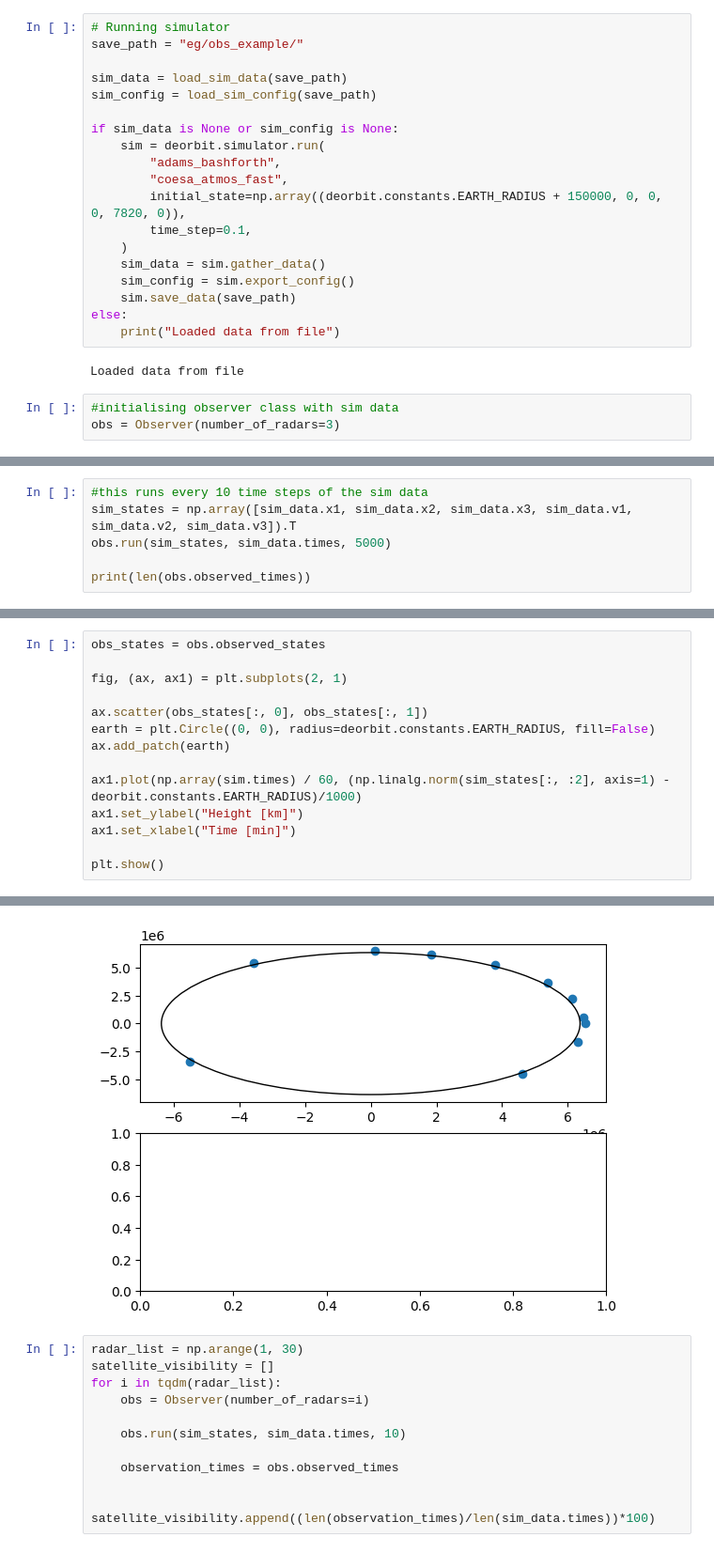
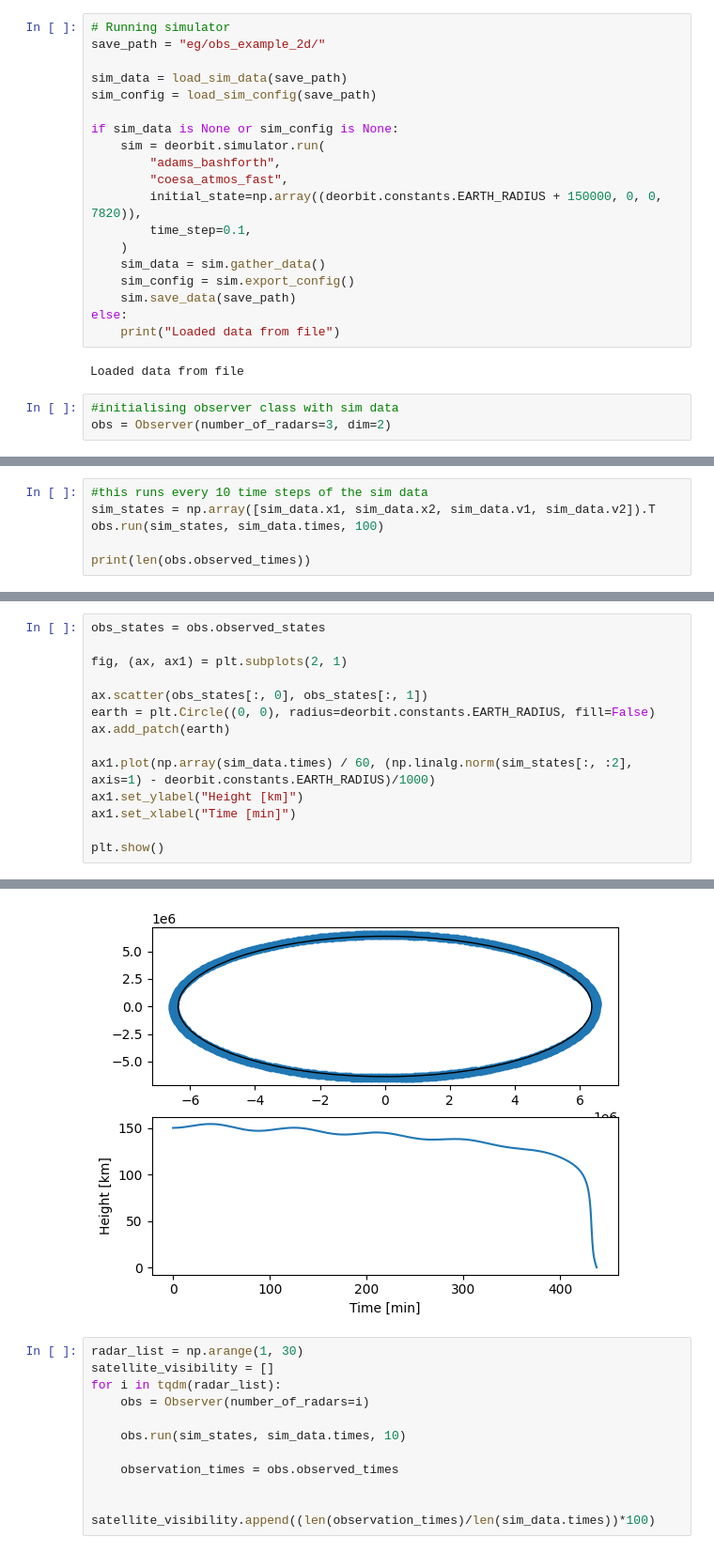
Before and after one commit to brendanbennett/deorbiter, a Jupyter notebook: examples/observation_example.ipynb, the cells around one changed output, grey strips where cells are left out. Shown: that part at 94% size. Saved outputs shown, nothing was run; the diff lists cells and outputs as text.

Commit message:
Observer works with 2d and 2d

```diff
--- a/examples/observation_example.ipynb
+++ b/examples/observation_example.ipynb
@@ -7,7 +7,7 @@ from deorbit.utils.dataio import load_sim_data, load_sim_config
 from tqdm import tqdm
 # %%
 # Running simulator
-save_path = "eg/obs_example/"
+save_path = "eg/obs_example_2d/"
 
 sim_data = load_sim_data(save_path)
 sim_config = load_sim_config(save_path)
@@ -16,7 +16,7 @@ if sim_data is None or sim_config is None:
     sim = deorbit.simulator.run(
         "adams_bashforth",
         "coesa_atmos_fast",
-        initial_state=np.array((deorbit.constants.EARTH_RADIUS + 150000, 0, 0, 0, 7820, 0)),
+        initial_state=np.array((deorbit.constants.EARTH_RADIUS + 150000, 0, 0, 7820)),
         time_step=0.1,
     )
     sim_data = sim.gather_data()
@@ -28,7 +28,7 @@ else:
 Loaded data from file
 # %%
 #initialising observer class with sim data
-obs = Observer(number_of_radars=3)
+obs = Observer(number_of_radars=3, dim=2)
 # %%
 #can plot the radar location
 obs.plot_config()
@@ -44,7 +42,7 @@ print(obs.positions_of_radars)
 # %%
 #this runs every 10 time steps of the sim data
-sim_states = np.array([sim_data.x1, sim_data.x2, sim_data.x3, sim_data.v1, sim_data.v2, sim_data.v3]).T
-obs.run(sim_states, sim_data.times, 5000)
+sim_states = np.array([sim_data.x1, sim_data.x2, sim_data.v1, sim_data.v2]).T
+obs.run(sim_states, sim_data.times, 100)
 
 print(len(obs.observed_times))
 # %% [output]
@@ -58,7 +56,7 @@ ax.scatter(obs_states[:, 0], obs_states[:, 1])
 earth = plt.Circle((0, 0), radius=deorbit.constants.EARTH_RADIUS, fill=False)
 ax.add_patch(earth)
 
-ax1.plot(np.array(sim.times) / 60, (np.linalg.norm(sim_states[:, :2], axis=1) - deorbit.constants.EARTH_RADIUS)/1000)
+ax1.plot(np.array(sim_data.times) / 60, (np.linalg.norm(sim_states[:, :2], axis=1) - deorbit.constants.EARTH_RADIUS)/1000)
 ax1.set_ylabel("Height [km]")
 ax1.set_xlabel("Time [min]")
 
@@ -68,4 +65,4 @@ NameError: name 'sim' is not defined
-[figure, old version]
+[figure, new version]
 # %%
 radar_list = np.arange(1, 30)
 satellite_visibility = []
```
Also changed, not shown: parts of 4 cells of this notebook, 3 other files.
